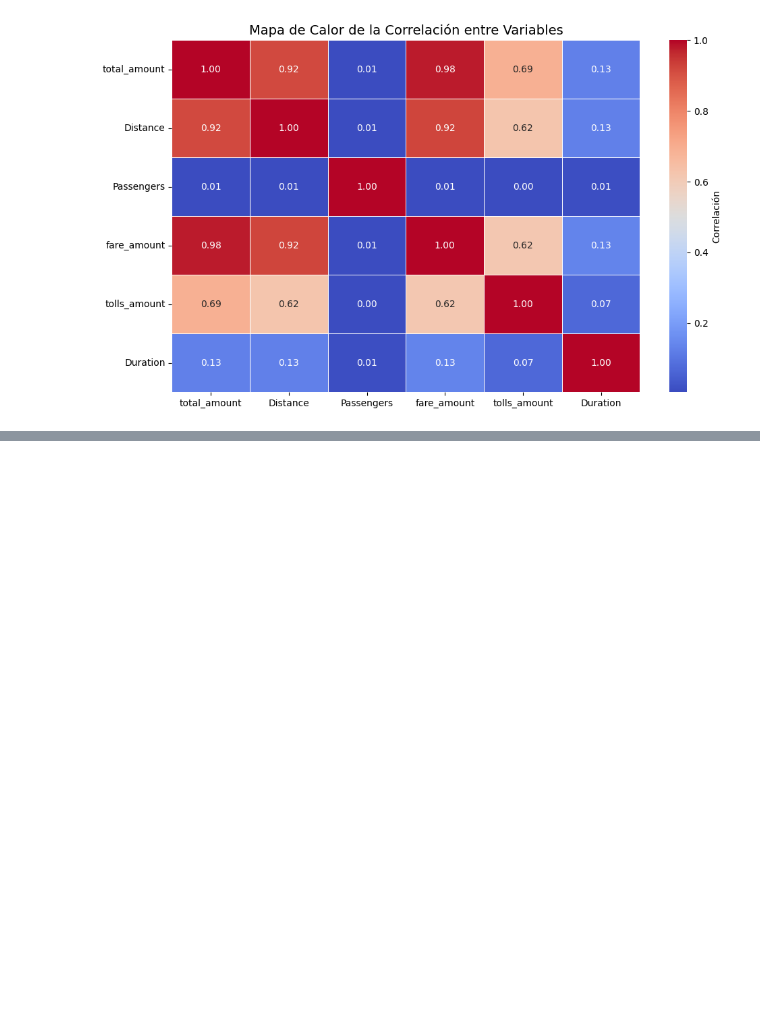
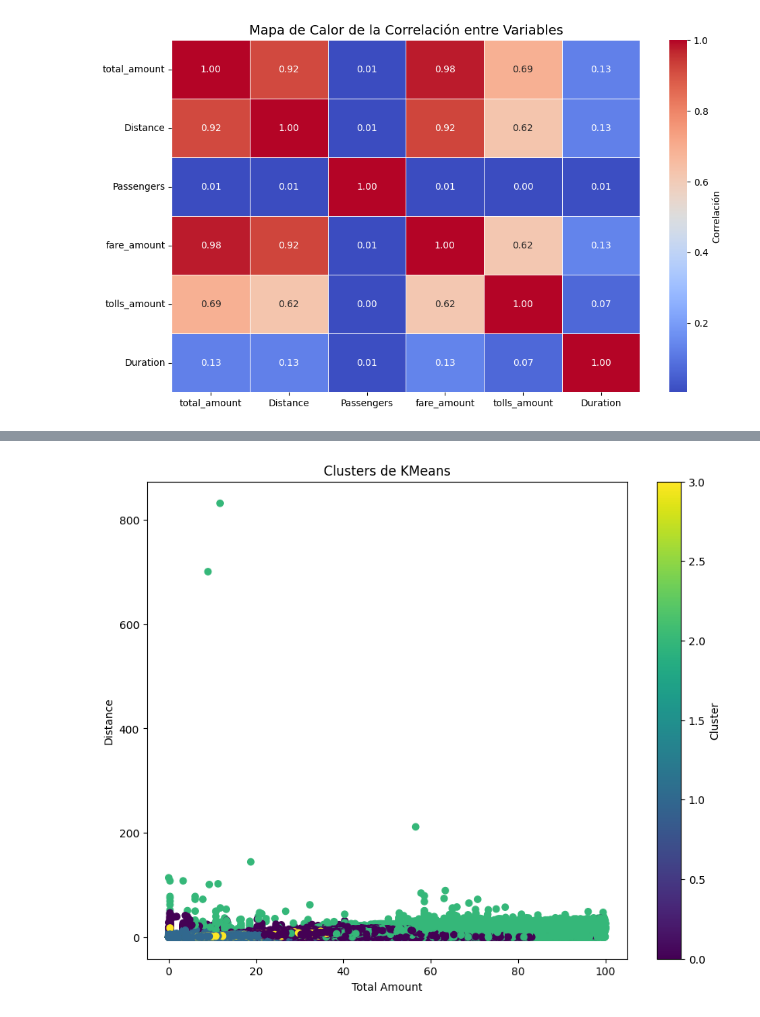
Before and after one commit to yeisondelatorre/ML_trabajofinal, a Jupyter notebook: _sources/notebooks.ipynb, the cells around one changed output, grey strips where cells are left out. Cells and saved outputs as stored; diff of their text form; code cells hidden in the pictures; blank space fills up the shorter version.

```diff
--- a/_sources/notebooks.ipynb
+++ b/_sources/notebooks.ipynb
@@ -727,0 +820,11 @@ plt.show()
+# %%
+# Visualizar los clusters (usando 'viridis')
+plt.figure(figsize=(10, 8))
+plt.scatter(taxi_df_filtered['total_amount'], taxi_df_filtered['Distance'], c=taxi_df_filtered['Cluster'], cmap='viridis')
+plt.title('Clusters de KMeans')
+plt.xlabel('Total Amount')
+plt.ylabel('Distance')
+plt.colorbar(label='Cluster')
+plt.show()
+# %% [output]
+[figure, added]
```
Also changed, not shown: parts of 18 cells of this notebook, 12 other files.
